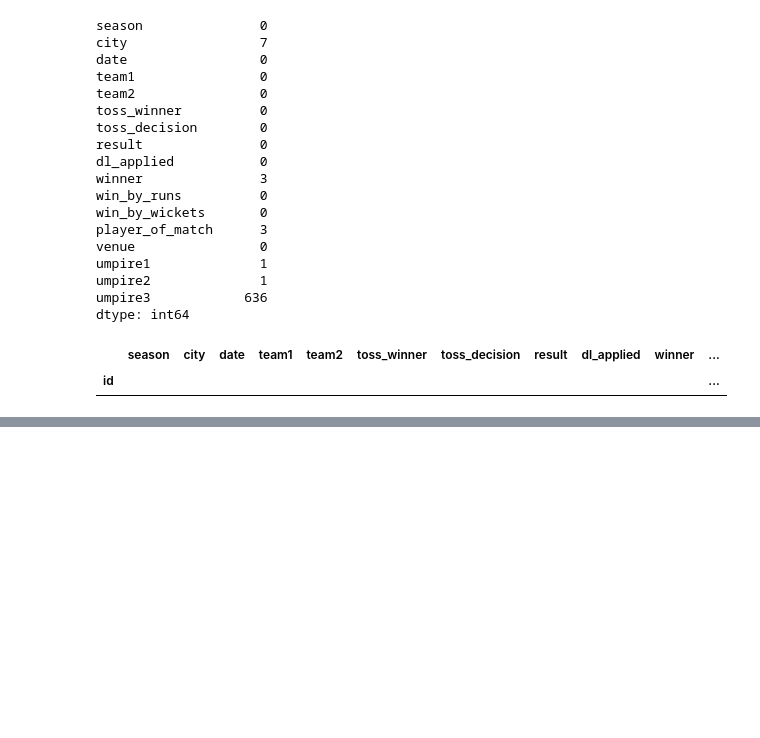
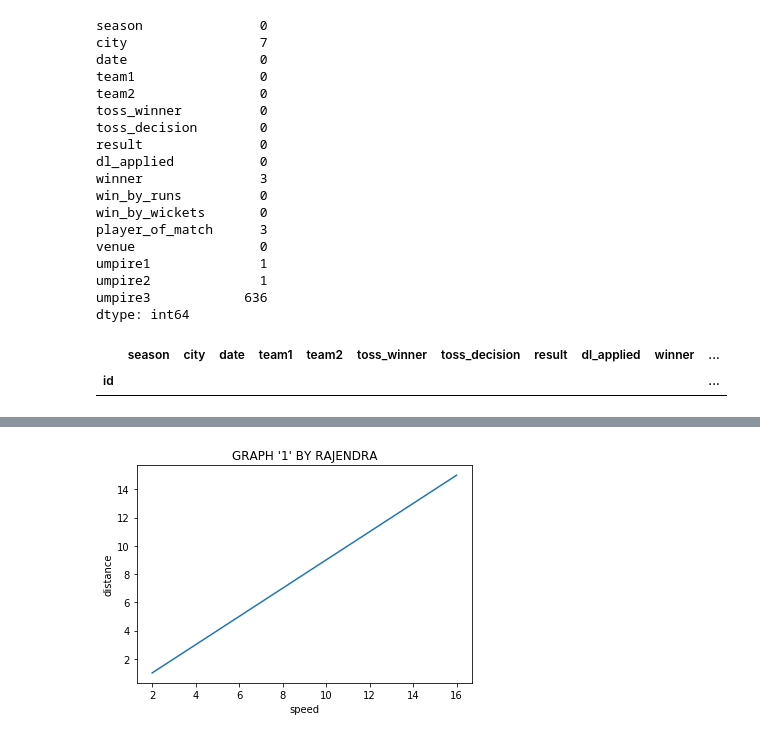
Before and after one commit to Rajendra142/PYTHON-WORKSHOP, a Jupyter notebook: 27-2-2020.ipynb, the cells around one changed output, grey strips where cells are left out. Cells and saved outputs as stored; diff of their text form; code cells hidden in the pictures; blank space fills up the shorter version.

```diff
--- a/27-2-2020.ipynb
+++ b/27-2-2020.ipynb
@@ -347,0 +363,11 @@ match.dropna()
+# %%
+from matplotlib import pyplot as plt
+x=[2,4,6,8,10,12,14,16]
+y=[1,3,5,7,9,11,13,15]
+plt.plot(x,y)
+plt.xlabel("speed")
+plt.ylabel("distance")
+plt.title("GRAPH '1' BY RAJENDRA")
+plt.show()
+# %% [output]
+[figure, added]
```
Also changed, not shown: parts of 12 cells of this notebook.
